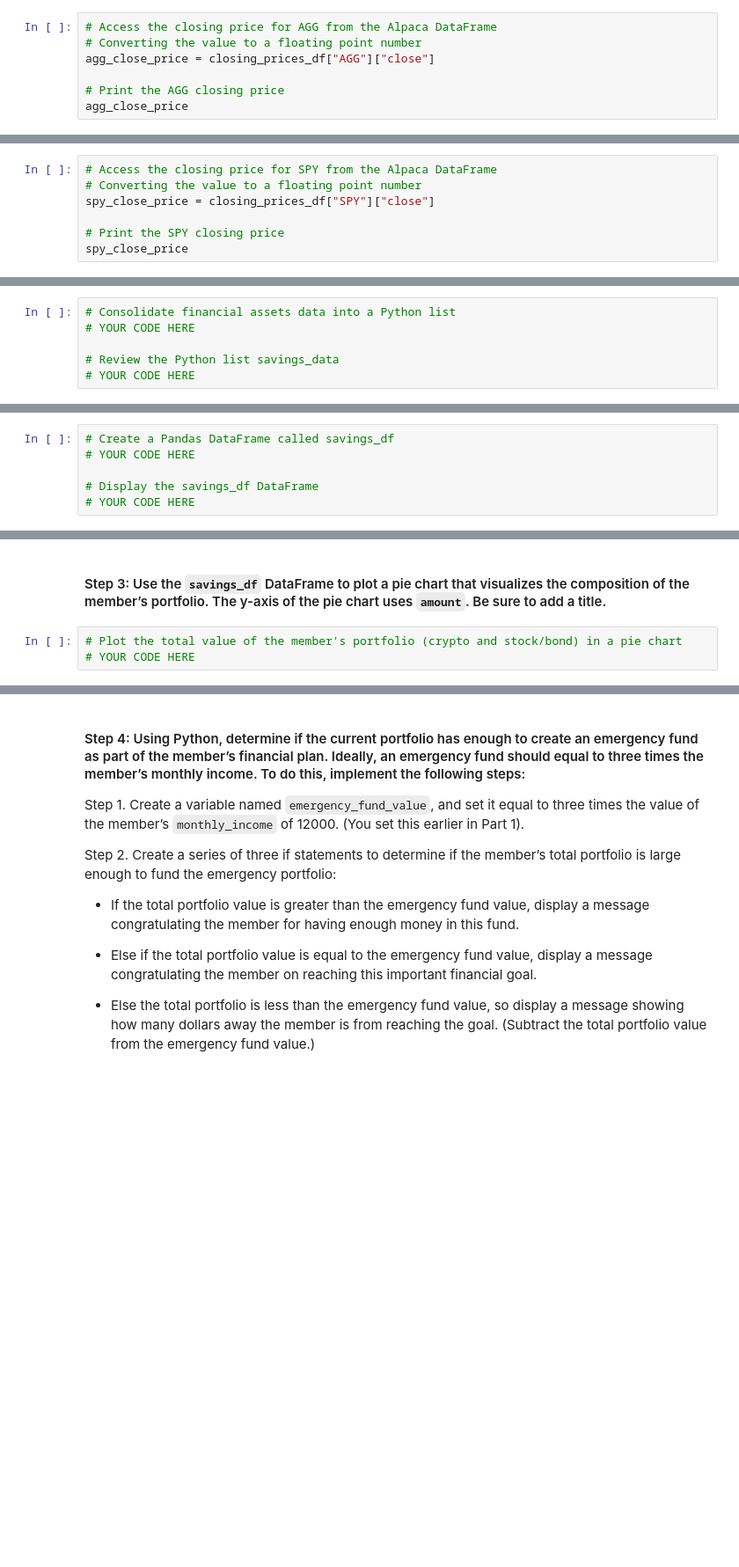
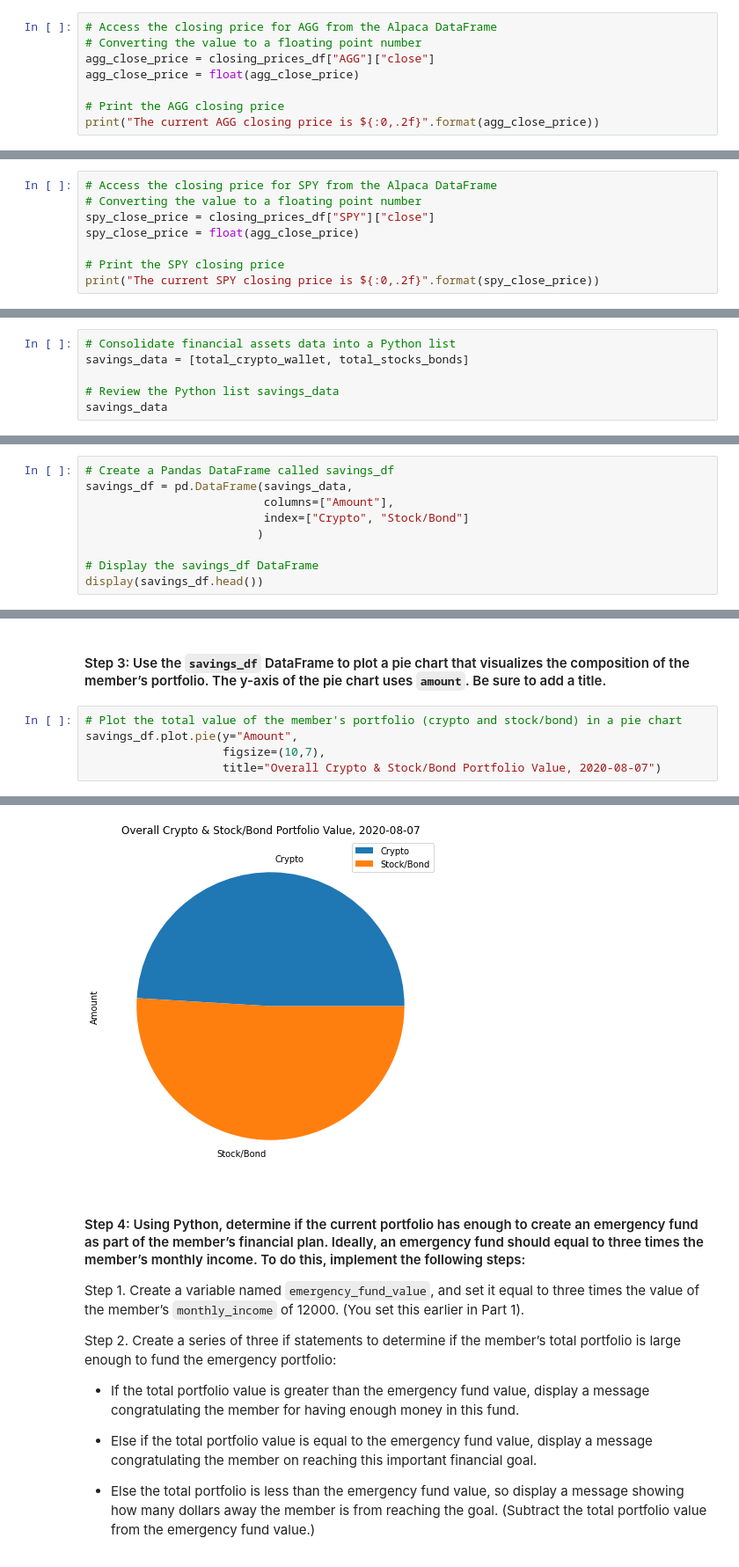
Before and after one commit to drewpagnotta/Challenge_5, a Jupyter notebook: financial_planning_tools.ipynb, the cells around one changed output, grey strips where cells are left out. Shown: that part at 88% size. Saved outputs shown, nothing was run; the diff lists cells and outputs as text; blank space fills up the shorter version.

```diff
--- a/financial_planning_tools.ipynb
+++ b/financial_planning_tools.ipynb
@@ -257,7 +258,8 @@ closing_prices_df.head()
 # Access the closing price for AGG from the Alpaca DataFrame
 # Converting the value to a floating point number
 agg_close_price = closing_prices_df["AGG"]["close"]
+agg_close_price = float(agg_close_price)
 
 # Print the AGG closing price
-agg_close_price
+print("The current AGG closing price is ${:0,.2f}".format(agg_close_price))
 # %% [output]
@@ -268,7 +268,8 @@ Name: close, dtype: float64
 # Access the closing price for SPY from the Alpaca DataFrame
 # Converting the value to a floating point number
 spy_close_price = closing_prices_df["SPY"]["close"]
+spy_close_price = float(agg_close_price)
 
 # Print the SPY closing price
-spy_close_price
+print("The current SPY closing price is ${:0,.2f}".format(spy_close_price))
 # %% [output]
@@ -356,7 +350,7 @@ In this section, you’ll use the valuations for the cryptocurrency wallet and f
 #### Step 1: Create a Python list named `savings_data` that has two elements. The first element contains the total value of the cryptocurrency wallet. The second element contains the total value of the stock and bond portions of the portfolio.
 # %%
 # Consolidate financial assets data into a Python list
-# YOUR CODE HERE
+savings_data = [total_crypto_wallet, total_stocks_bonds]
 
 # Review the Python list savings_data
-# YOUR CODE HERE
+savings_data
@@ -370,7 +366,10 @@ In this section, you’ll use the valuations for the cryptocurrency wallet and f
 - `index`: Set this parameter equal to a Python list with the values of `crypto` and `stock/bond`.
 # %%
 # Create a Pandas DataFrame called savings_df
-# YOUR CODE HERE
+savings_df = pd.DataFrame(savings_data,
+                          columns=["Amount"],
+                          index=["Crypto", "Stock/Bond"]
+                         )
 
 # Display the savings_df DataFrame
-# YOUR CODE HERE
+display(savings_df.head())
@@ -378,4 +381,7 @@ In this section, you’ll use the valuations for the cryptocurrency wallet and f
 #### Step 3: Use the `savings_df` DataFrame to plot a pie chart that visualizes the composition of the member’s portfolio. The y-axis of the pie chart uses `amount`. Be sure to add a title.
 # %%
 # Plot the total value of the member's portfolio (crypto and stock/bond) in a pie chart
-# YOUR CODE HERE
+savings_df.plot.pie(y="Amount",
+                    figsize=(10,7),
+                    title="Overall Crypto & Stock/Bond Portfolio Value, 2020-08-07")
+# %% [output]
@@ -382,3 +389,4 @@ In this section, you’ll use the valuations for the cryptocurrency wallet and f
+[figure, added]
 # %% [markdown]
 #### Step 4: Using Python, determine if the current portfolio has enough to create an emergency fund as part of the member’s financial plan. Ideally, an emergency fund should equal to three times the member’s monthly income. To do this, implement the following steps:
 
```
Also changed, not shown: parts of 23 cells of this notebook.
